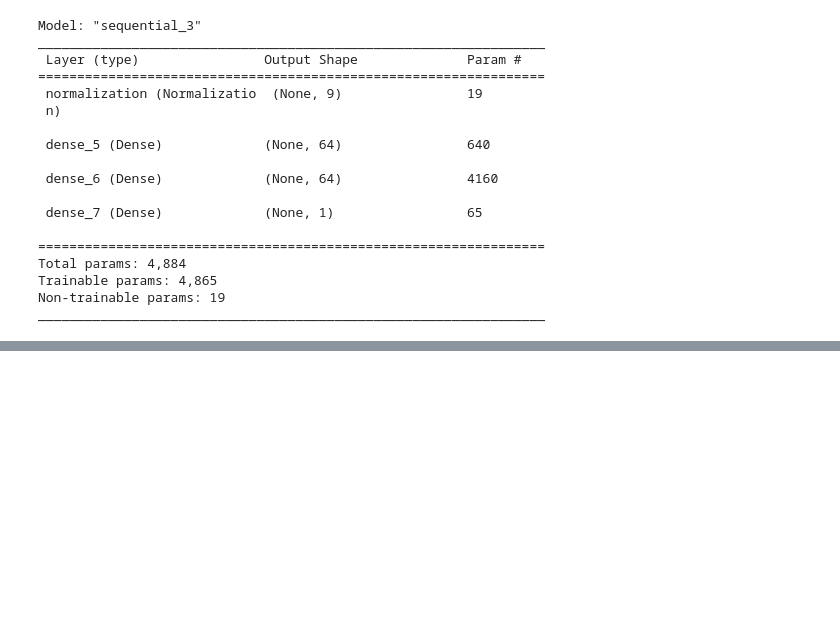
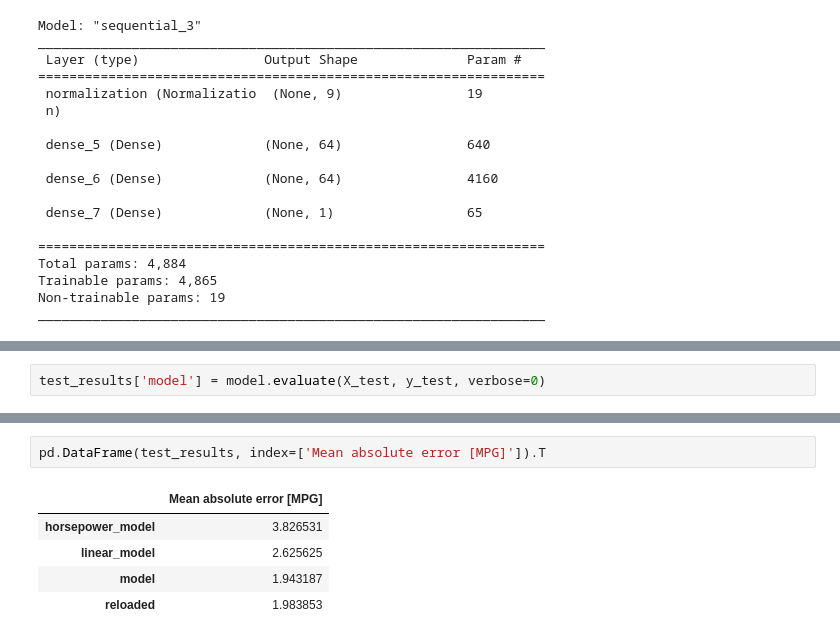
Before and after one commit to Srushanth/Predict-Fuel-Efficiency-using-TensorFlow, a Jupyter notebook: Solution.ipynb, the cells around one changed output, grey strips where cells are left out. Cells and saved outputs as stored; diff of their text form; blank space fills up the shorter version.

```diff
--- a/Solution.ipynb
+++ b/Solution.ipynb
@@ -637,0 +638,2 @@ plot_loss(history)
+# %%
+test_results['model'] = model.evaluate(X_test, y_test, verbose=0)
@@ -637,0 +676,8 @@ plot_loss(history)
+# %%
+pd.DataFrame(test_results, index=['Mean absolute error [MPG]']).T
+# %% [output]
+|  | Mean absolute error [MPG] |
+| horsepower_model | 3.826531 |
+| linear_model | 2.625625 |
+| model | 1.943187 |
+| reloaded | 1.983853 |
```
Also changed, not shown: parts of 37 cells of this notebook, 4 other files.
